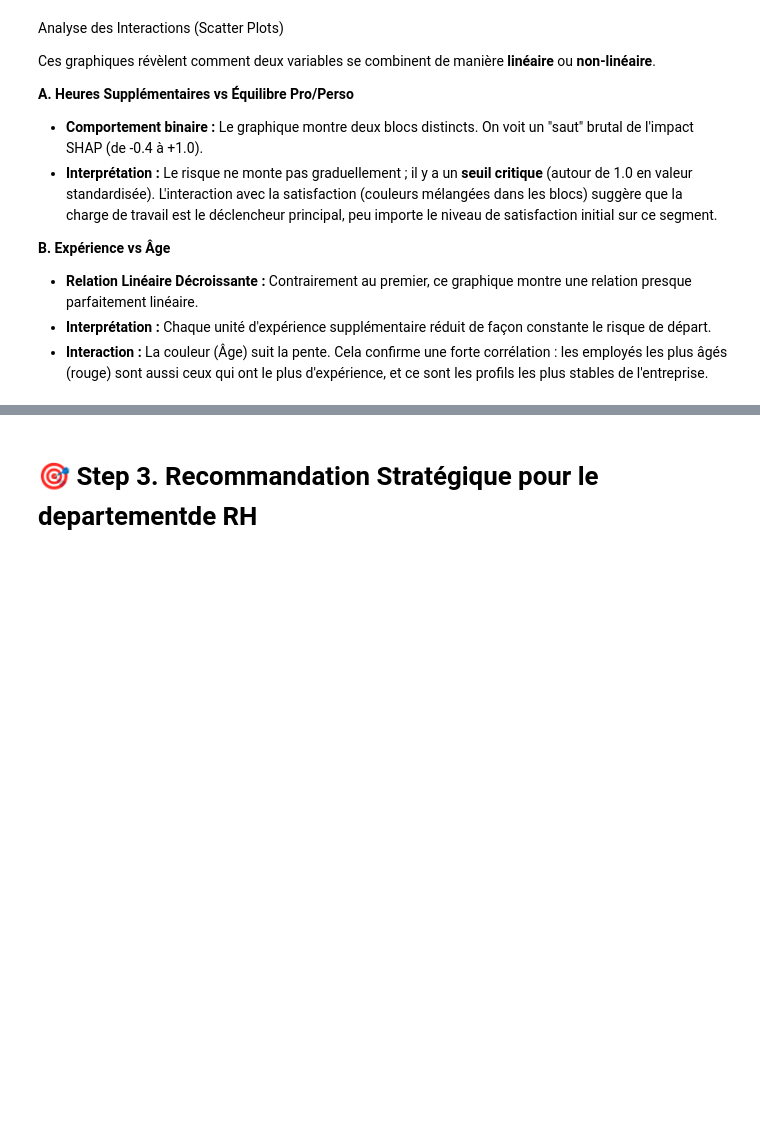
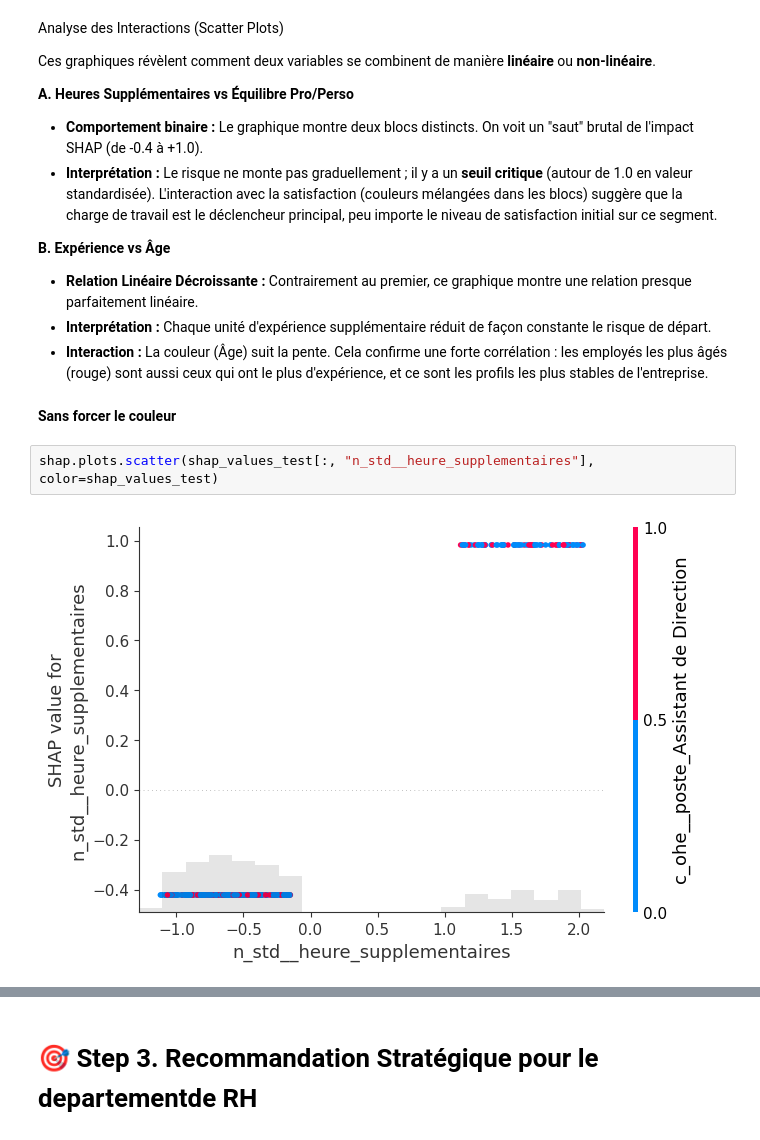
Before and after one commit to racemartin/m4_ocr, a Jupyter notebook: notebooks/05_RC_Interpretation_SHAP.ipynb, the cells around one changed output, grey strips where cells are left out. Cells and saved outputs as stored; diff of their text form; blank space fills up the shorter version.

```diff
--- a/notebooks/05_RC_Interpretation_SHAP.ipynb
+++ b/notebooks/05_RC_Interpretation_SHAP.ipynb
@@ -728,3 +937,9 @@ Ces graphiques révèlent comment deux variables se combinent de manière **lin
 * **Relation Linéaire Décroissante :** Contrairement au premier, ce graphique montre une relation presque parfaitement linéaire.
 * **Interprétation :** Chaque unité d'expérience supplémentaire réduit de façon constante le risque de départ.
 * **Interaction :** La couleur (Âge) suit la pente. Cela confirme une forte corrélation : les employés les plus âgés (rouge) sont aussi ceux qui ont le plus d'expérience, et ce sont les profils les plus stables de l'entreprise.
+# %% [markdown]
+**Sans forcer le couleur**
+# %%
+shap.plots.scatter(shap_values_test[:, "n_std__heure_supplementaires"], color=shap_values_test)
+# %% [output]
+[figure, added]
```
Also changed, not shown: parts of 24 cells of this notebook, 6 other files.
